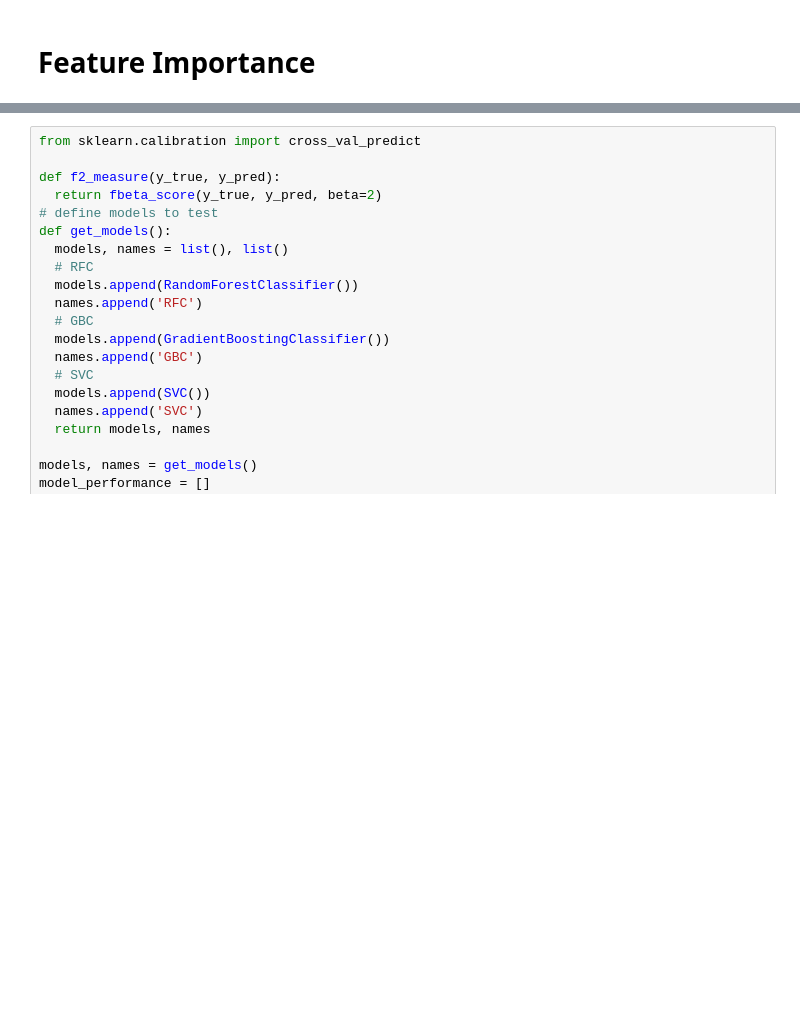
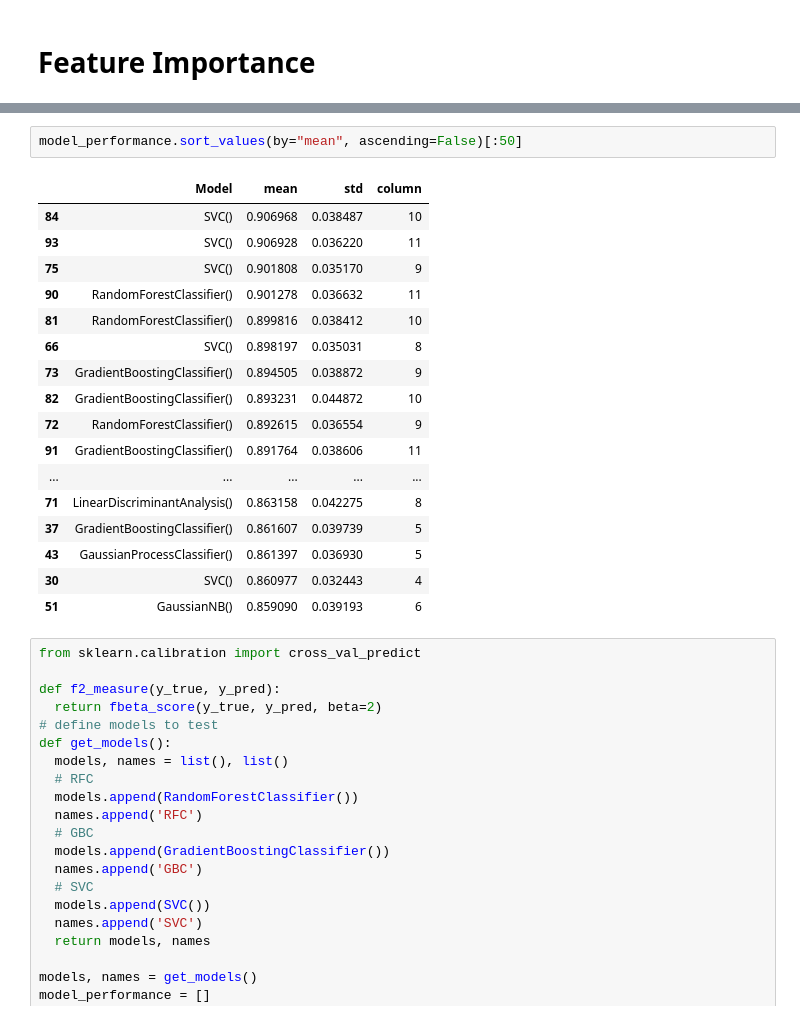
Before and after one commit to MaukanMir/Hear-Disease-Classification-Part-Two, a Jupyter notebook: training.ipynb, the cells around one changed output, grey strips where cells are left out. Cells and saved outputs as stored; diff of their text form; blank space fills up the shorter version.

Commit message:
Added new models

```diff
--- a/training.ipynb
+++ b/training.ipynb
@@ -431,3 +530,23 @@ for i in range(len(models)):
+# %%
+model_performance.sort_values(by="mean", ascending=False)[:50]
+# %% [output]
+|  | Model | mean | std | column |
+| 84 | SVC() | 0.906968 | 0.038487 | 10 |
+| 93 | SVC() | 0.906928 | 0.036220 | 11 |
+| 75 | SVC() | 0.901808 | 0.035170 | 9 |
+| 90 | RandomForestClassifier() | 0.901278 | 0.036632 | 11 |
+| 81 | RandomForestClassifier() | 0.899816 | 0.038412 | 10 |
+| 66 | SVC() | 0.898197 | 0.035031 | 8 |
+| 73 | GradientBoostingClassifier() | 0.894505 | 0.038872 | 9 |
+| 82 | GradientBoostingClassifier() | 0.893231 | 0.044872 | 10 |
+| 72 | RandomForestClassifier() | 0.892615 | 0.036554 | 9 |
+| 91 | GradientBoostingClassifier() | 0.891764 | 0.038606 | 11 |
+| ... | ... | ... | ... | ... |
+| 71 | LinearDiscriminantAnalysis() | 0.863158 | 0.042275 | 8 |
+| 37 | GradientBoostingClassifier() | 0.861607 | 0.039739 | 5 |
+| 43 | GaussianProcessClassifier() | 0.861397 | 0.036930 | 5 |
+| 30 | SVC() | 0.860977 | 0.032443 | 4 |
+| 51 | GaussianNB() | 0.859090 | 0.039193 | 6 |
 # %%
 from sklearn.calibration import cross_val_predict
 
```
Also changed, not shown: parts of 2 cells of this notebook.
